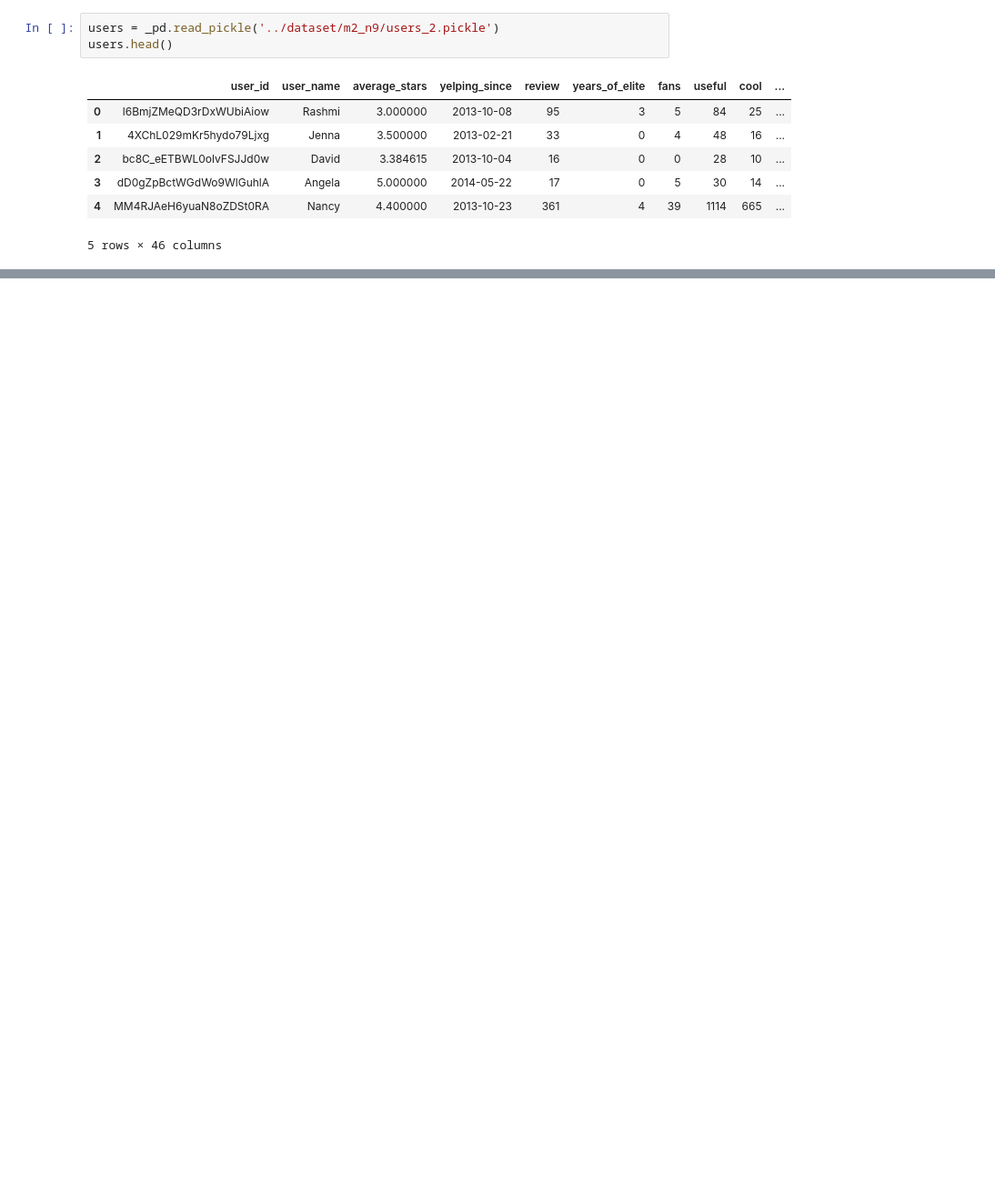
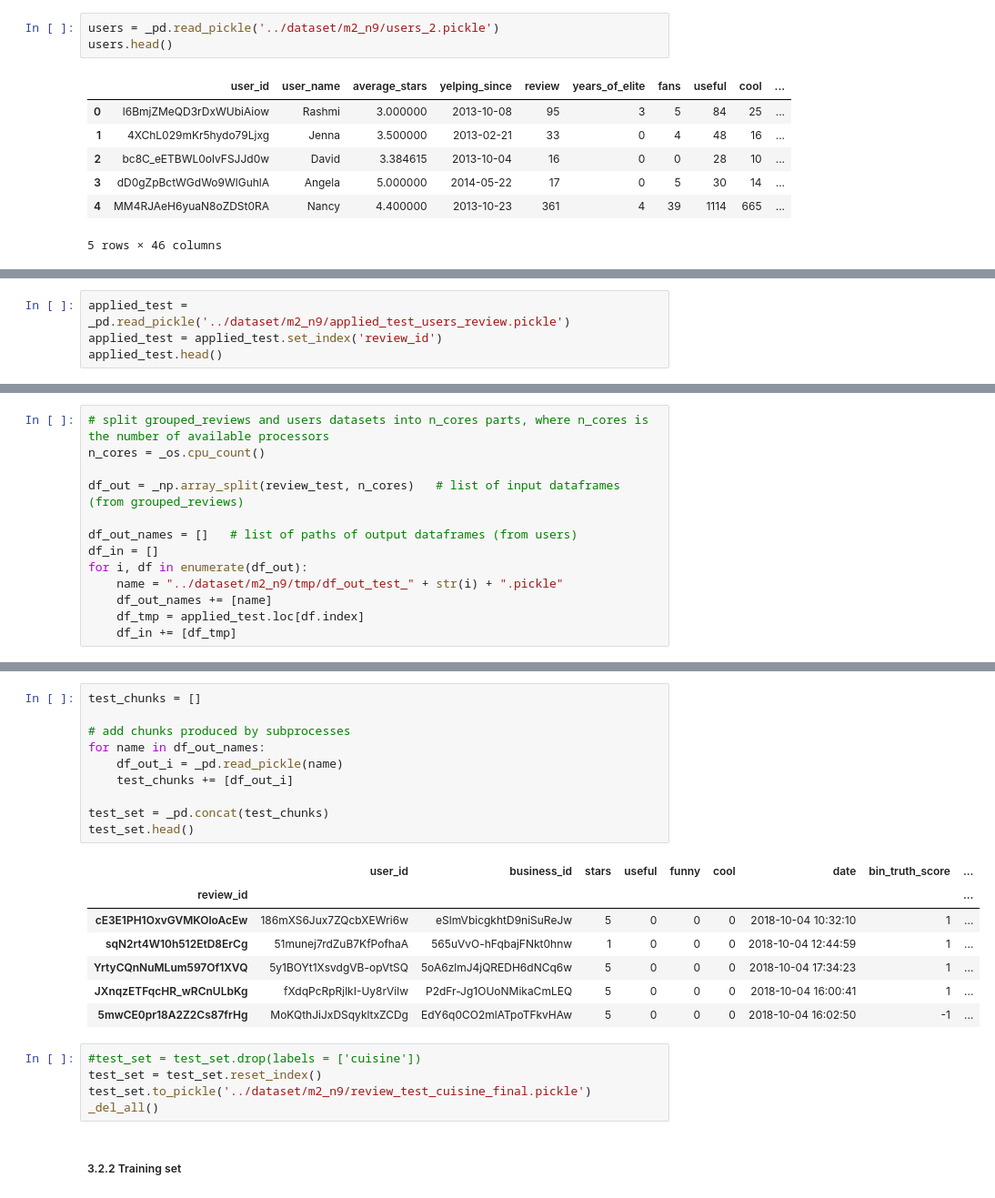
Before and after one commit to GioFic95/restaurant-recommendation-system, a Jupyter notebook: src/main_notebook-multiprocess.ipynb, the cells around one changed output, grey strips where cells are left out. Shown at 91% size. Cells and saved outputs as stored; diff of their text form; blank space fills up the shorter version.

```diff
--- a/src/main_notebook-multiprocess.ipynb
+++ b/src/main_notebook-multiprocess.ipynb
@@ -789,0 +958,4 @@ def ristorants_cuisine_ratings(grouped):
+# %%
+applied_test = _pd.read_pickle('../dataset/m2_n9/applied_test_users_review.pickle')
+applied_test = applied_test.set_index('review_id')
+applied_test.head()
@@ -789,0 +976,13 @@ def ristorants_cuisine_ratings(grouped):
+# %%
+# split grouped_reviews and users datasets into n_cores parts, where n_cores is the number of available processors
+n_cores = _os.cpu_count()
+
+df_out = _np.array_split(review_test, n_cores)   # list of input dataframes (from grouped_reviews)
+
+df_out_names = []   # list of paths of output dataframes (from users)
+df_in = []
+for i, df in enumerate(df_out):
+    name = "../dataset/m2_n9/tmp/df_out_test_" + str(i) + ".pickle"
+    df_out_names += [name]
+    df_tmp = applied_test.loc[df.index]
+    df_in += [df_tmp]
@@ -789,0 +1013,25 @@ def ristorants_cuisine_ratings(grouped):
+# %%
+test_chunks = []
+
+# add chunks produced by subprocesses
+for name in df_out_names:
+    df_out_i = _pd.read_pickle(name)
+    test_chunks += [df_out_i]
+
+test_set = _pd.concat(test_chunks)
+test_set.head()
+# %% [output]
+|  | user_id | business_id | stars | useful | funny | cool | date | bin_truth_score | ... |
+| review_id |  |  |  |  |  |  |  |  | ... |
+| cE3E1PH1OxvGVMKOloAcEw | 186mXS6Jux7ZQcbXEWri6w | eSlmVbicgkhtD9niSuReJw | 5 | 0 | 0 | 0 | 2018-10-04 10:32:10 | 1 | ... |
+| sqN2rt4W10h512EtD8ErCg | 51munej7rdZuB7KfPofhaA | 565uVvO-hFqbajFNkt0hnw | 1 | 0 | 0 | 0 | 2018-10-04 12:44:59 | 1 | ... |
+| YrtyCQnNuMLum597Of1XVQ | 5y1BOYt1XsvdgVB-opVtSQ | 5oA6zlmJ4jQREDH6dNCq6w | 5 | 0 | 0 | 0 | 2018-10-04 17:34:23 | 1 | ... |
+| JXnqzETFqcHR_wRCnULbKg | fXdqPcRpRjlkI-Uy8rVilw | P2dFr-Jg1OUoNMikaCmLEQ | 5 | 0 | 0 | 0 | 2018-10-04 16:00:41 | 1 | ... |
+| 5mwCE0pr18A2Z2Cs87frHg | MoKQthJiJxDSqykltxZCDg | EdY6q0CO2mlATpoTFkvHAw | 5 | 0 | 0 | 0 | 2018-10-04 16:02:50 | -1 | ... |
+# %%
+#test_set = test_set.drop(labels = ['cuisine'])
+test_set = test_set.reset_index()
+test_set.to_pickle('../dataset/m2_n9/review_test_cuisine_final.pickle')
+_del_all()
+# %% [markdown]
+##### 3.2.2 Training set
```
Also changed, not shown: parts of 52 cells of this notebook, 1 other file.
